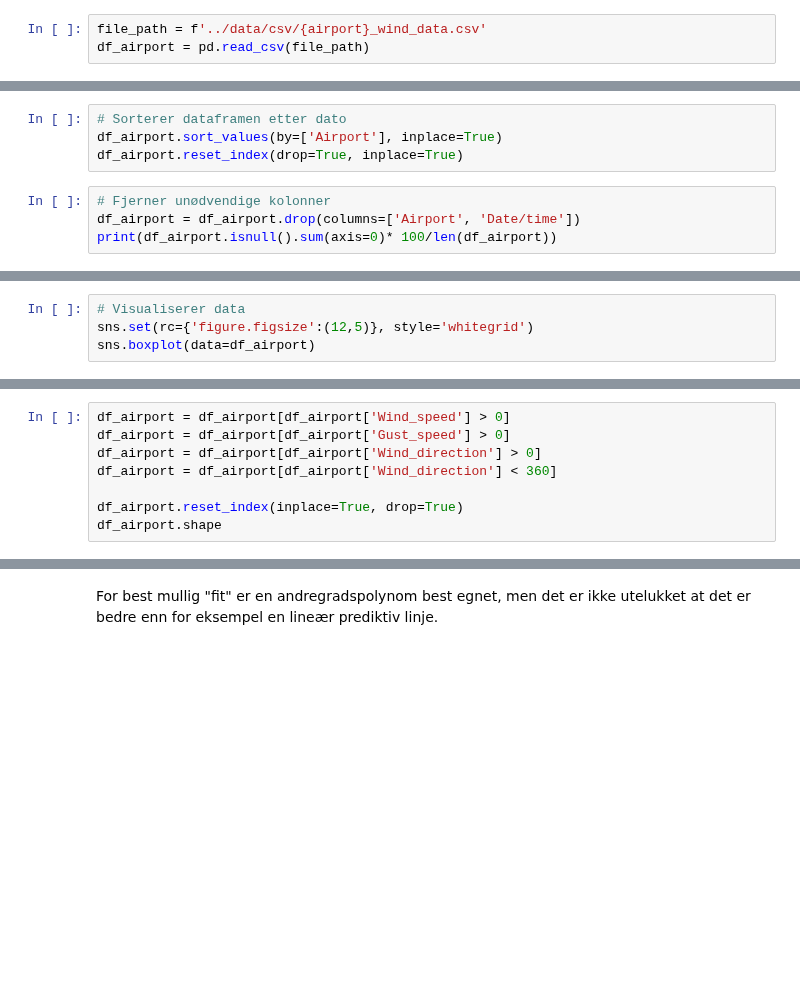
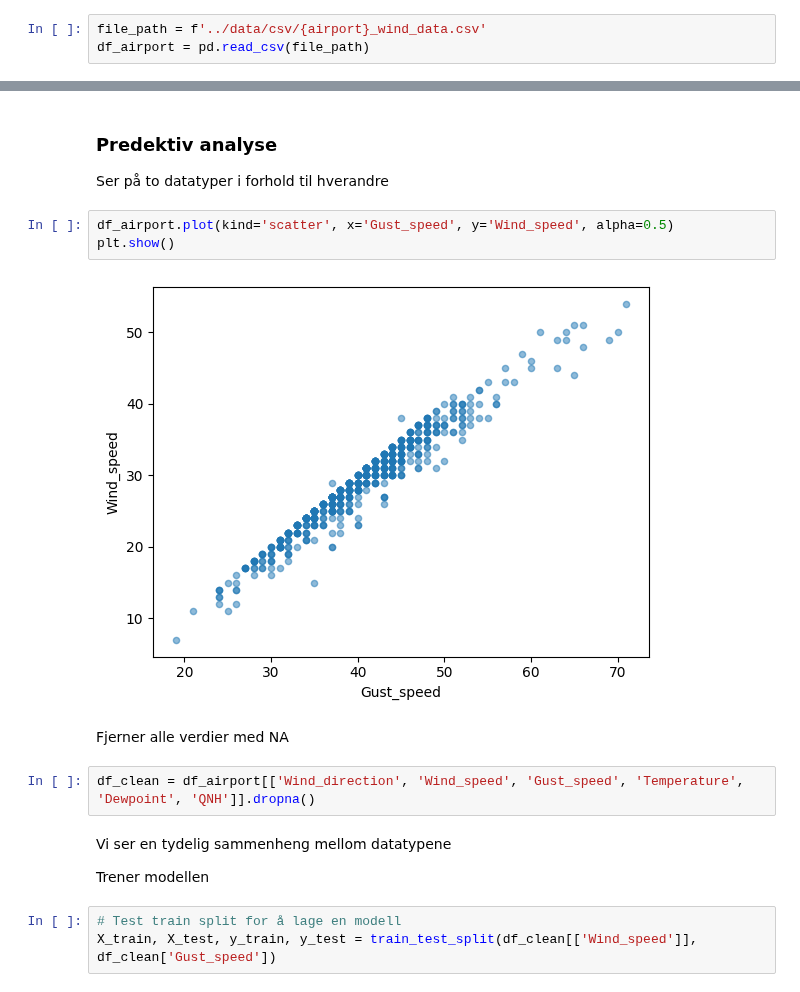
Before and after one commit to oaherrem/Prosjektgruppe55, a Jupyter notebook: notebooks/06_prediktiv_analyse.ipynb, the cells around one changed output, grey strips where cells are left out. Cells and saved outputs as stored; diff of their text form; blank space fills up the shorter version.

```diff
--- a/notebooks/06_prediktiv_analyse.ipynb
+++ b/notebooks/06_prediktiv_analyse.ipynb
@@ -80,8 +20,0 @@ df_airport_jan.shape
-# %%
-# Sorterer dataframen etter dato
-df_airport.sort_values(by=['Airport'], inplace=True)
-df_airport.reset_index(drop=True, inplace=True)
-# %%
-# Fjerner unødvendige kolonner
-df_airport = df_airport.drop(columns=['Airport', 'Date/time'])
-print(df_airport.isnull().sum(axis=0)* 100/len(df_airport))
@@ -96,4 +20,0 @@ dtype: float64
-# %%
-# Visualiserer data
-sns.set(rc={'figure.figsize':(12,5)}, style='whitegrid')
-sns.boxplot(data=df_airport)
@@ -103,8 +20,0 @@ sns.boxplot(data=df_airport)
-# %%
-df_airport = df_airport[df_airport['Wind_speed'] > 0]
-df_airport = df_airport[df_airport['Gust_speed'] > 0]
-df_airport = df_airport[df_airport['Wind_direction'] > 0]
-df_airport = df_airport[df_airport['Wind_direction'] < 360]
-
-df_airport.reset_index(inplace=True, drop=True)
-df_airport.shape
@@ -421,2 +21,19 @@ plt.show()
-# %% [markdown]
-For best mullig "fit" er en andregradspolynom best egnet, men det er ikke utelukket at det er bedre enn for eksempel en lineær prediktiv linje.
+# %% [markdown]
+### Predektiv analyse
+Ser på to datatyper i forhold til hverandre
+# %%
+df_airport.plot(kind='scatter', x='Gust_speed', y='Wind_speed', alpha=0.5)
+plt.show()
+# %% [output]
+[figure, added]
+# %% [markdown]
+Fjerner alle verdier med NA
+# %%
+df_clean = df_airport[['Wind_direction', 'Wind_speed', 'Gust_speed', 'Temperature', 'Dewpoint', 'QNH']].dropna()
+# %% [markdown]
+Vi ser en tydelig sammenheng mellom datatypene
+
+Trener modellen
+# %%
+# Test train split for å lage en modell
+X_train, X_test, y_train, y_test = train_test_split(df_clean[['Wind_speed']], df_clean['Gust_speed'])
```
Also changed, not shown: parts of 64 cells of this notebook.
